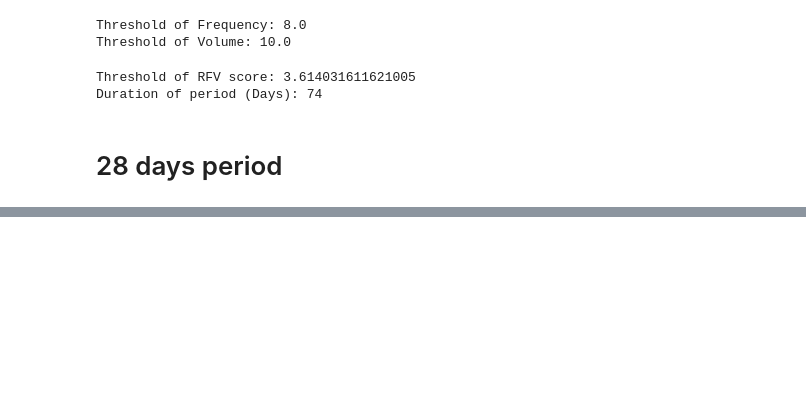
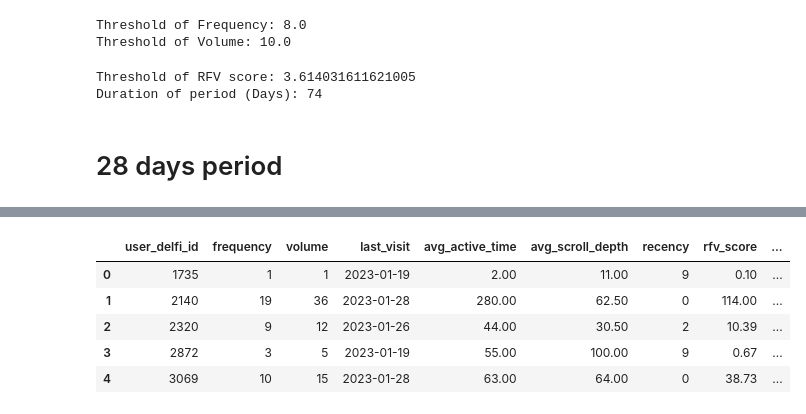
Before and after one commit to Gedas-LT/Paid-content-RFV-calculations, a Jupyter notebook: rfv_notebook.ipynb, the cells around one changed output, grey strips where cells are left out. Cells and saved outputs as stored; diff of their text form; code cells hidden in the pictures; blank space fills up the shorter version.

```diff
--- a/rfv_notebook.ipynb
+++ b/rfv_notebook.ipynb
@@ -189,3 +194,23 @@ Threshold of RFV score: 3.614031611621005
 Duration of period (Days): 74
 # %% [markdown]
 # 28 days period
+# %%
+# Query all data about activity of paid content users from local PostgreSQL database.
+postgresql_url = f"postgresql+psycopg2://{pg_user}:{pg_pass}@{pg_host}:{pg_port}/{pg_database}"
+
+engine = sqlalchemy.create_engine(postgresql_url)
+
+activity_query = text("SELECT * FROM user_profile.activity WHERE user_delfi_id NOT IN (1415556, 963890, 930767) AND timestamp < '2023-01-29 00:00:00'")
+
+with engine.connect().execution_options(autocommit=True) as conn:
+    activity_query_sql = conn.execute(activity_query)
+
+initial_activity_data = pd.DataFrame(activity_query_sql.fetchall())
+
+initial_activity_data["activity_date"] = initial_activity_data["timestamp"].dt.date
+initial_activity_data["activity_year"] = initial_activity_data["timestamp"].dt.year
+initial_activity_data["activity_month"] = initial_activity_data["timestamp"].dt.month
+
+unique_users = initial_activity_data["user_delfi_id"].nunique()
+num_row = len(initial_activity_data)
+print(f"Initial data consists of {num_row} rows and {unique_users} unique users.")
@@ -191,0 +219,18 @@ Duration of period (Days): 74
+# %%
+rfv_df = initial_activity_data.groupby("user_delfi_id").agg(
+    frequency=("activity_date", lambda x: x.nunique()),
+    volume=("article_id", lambda x: x.nunique()),
+    last_visit=("activity_date", "max"),
+    avg_active_time=("active_time", "median"),
+    avg_scroll_depth=("scroll_depth", "median")
+).reset_index()
+
+# The latest date is literally the lastest date of data and is used to calculate recency.
+latest_date = initial_activity_data["activity_date"].max().strftime("%Y-%m-%d")
+anchor_date = pd.to_datetime(latest_date).date()
+rfv_df["recency"] = (anchor_date - rfv_df["last_visit"]).dt.days
+
+# Data with final RFV scores.
+rfv_df["rfv_score"] = (rfv_df["frequency"] * np.sqrt((rfv_df["volume"]))) / (rfv_df["recency"] + 1)
+rfv_df["user_delfi_id"] = rfv_df["user_delfi_id"].astype("string")
+rfv_df.head()
@@ -191,0 +244,10 @@ Duration of period (Days): 74
+# %%
+rfv_df = rfv_df.merge(user_id_data, how="left", left_on="user_delfi_id", right_on="delfi_id").rename(columns={"id": "user_id"})
+rfv_df.head()
+# %% [output]
+|  | user_delfi_id | frequency | volume | last_visit | avg_active_time | avg_scroll_depth | recency | rfv_score | ... |
+| 0 | 1735 | 1 | 1 | 2023-01-19 | 2.00 | 11.00 | 9 | 0.10 | ... |
+| 1 | 2140 | 19 | 36 | 2023-01-28 | 280.00 | 62.50 | 0 | 114.00 | ... |
+| 2 | 2320 | 9 | 12 | 2023-01-26 | 44.00 | 30.50 | 2 | 10.39 | ... |
+| 3 | 2872 | 3 | 5 | 2023-01-19 | 55.00 | 100.00 | 9 | 0.67 | ... |
+| 4 | 3069 | 10 | 15 | 2023-01-28 | 63.00 | 64.00 | 0 | 38.73 | ... |
```
Also changed, not shown: parts of 10 cells of this notebook.
